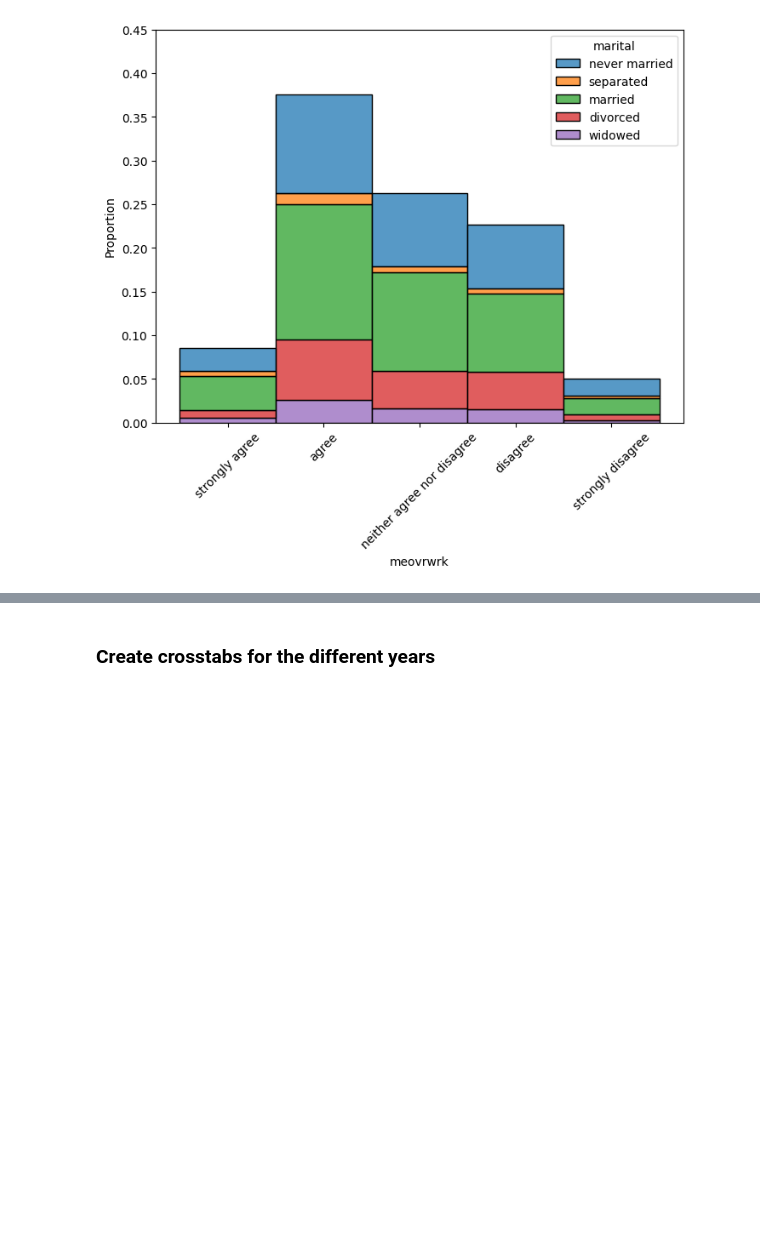
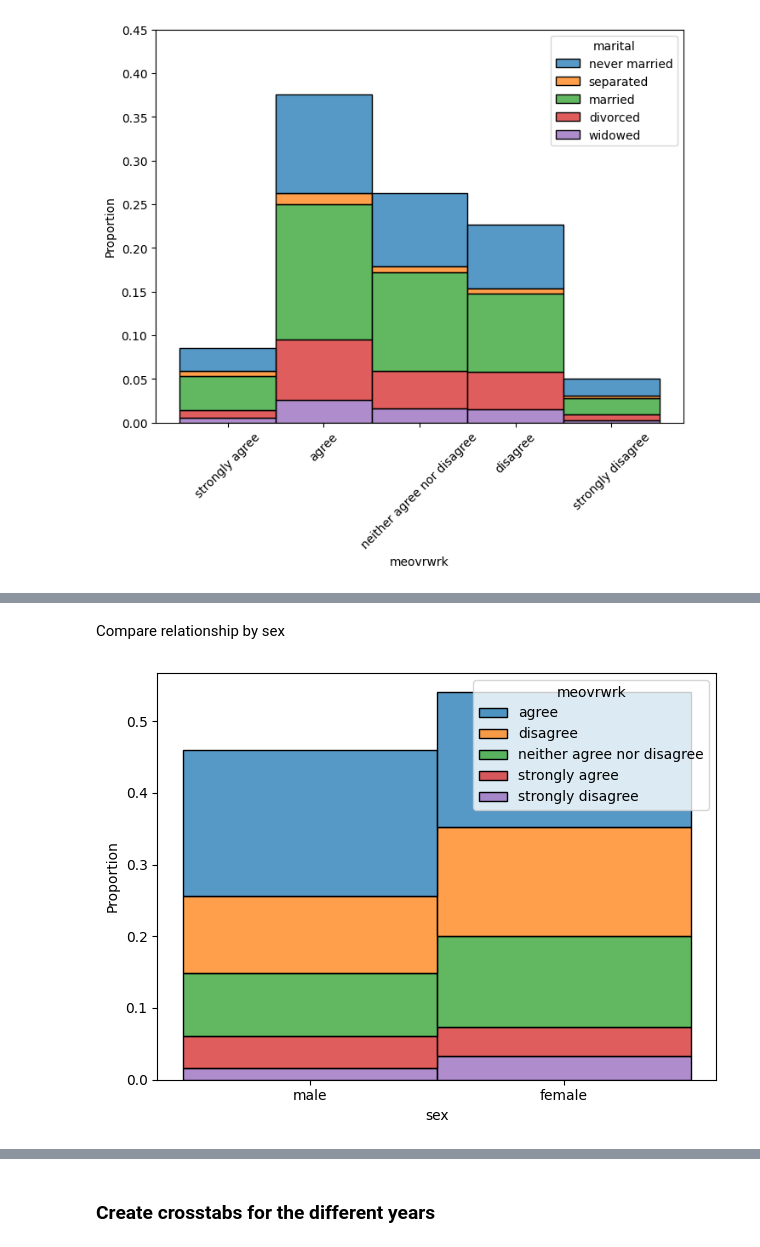
Before and after one commit to imdressel/project_gss, a Jupyter notebook: GSS_Isabella's_Part2.ipynb, the cells around one changed output, grey strips where cells are left out. Drawn from its saved outputs; the diff is of its cells as text; code cells hidden in the pictures; blank space fills up the shorter version.

```diff
--- a/GSS_Isabella's_Part2.ipynb
+++ b/GSS_Isabella's_Part2.ipynb
@@ -103,0 +175,8 @@ Across all years:
+# %% [markdown]
+Compare relationship by sex
+# %%
+sns.histplot(data=df, x=df['sex'], hue=df['meovrwrk'],
+              stat='proportion', multiple='stack')
+plt.tight_layout()
+# %% [output]
+[figure, added]
```
Also changed, not shown: parts of 14 cells of this notebook.
